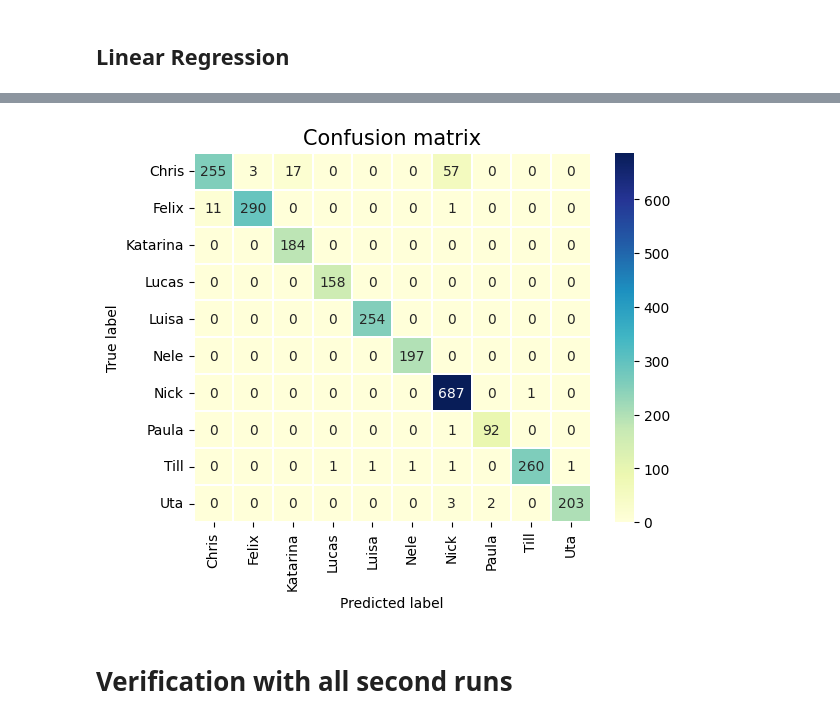
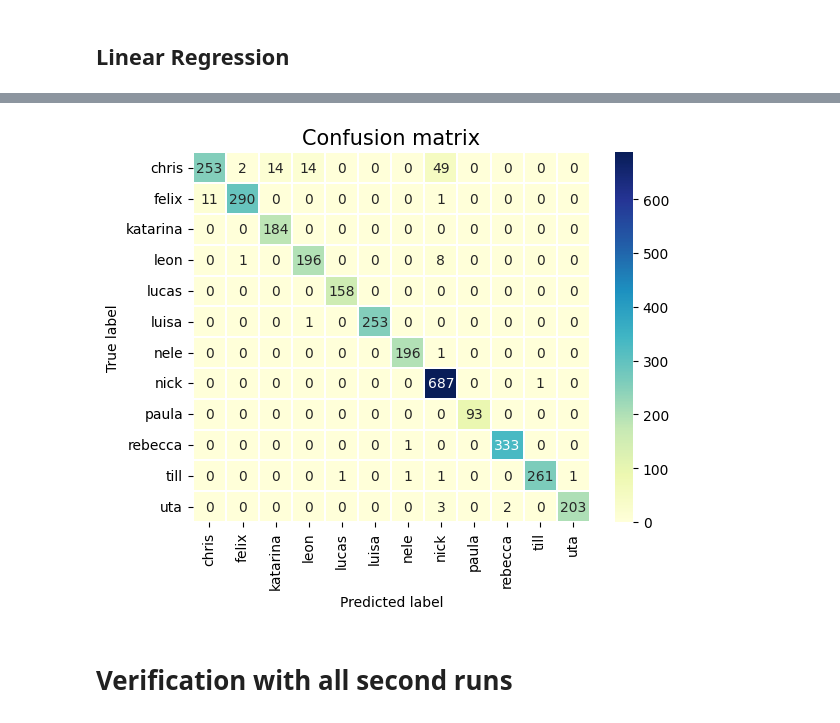
Before and after one commit to till2/ds4w-user-identification, a Jupyter notebook: classification-features.ipynb, the cells around one changed output, grey strips where cells are left out. Drawn from its saved outputs; the diff is of its cells as text; code cells hidden in the pictures.

```diff
--- a/classification-features.ipynb
+++ b/classification-features.ipynb
@@ -355,13 +380,13 @@ weighted avg       0.96      0.96      0.96      2681
 # %%
-labels = ['Chris', 'Felix', 'Katarina', 'Lucas', 'Luisa', 'Nele', 'Nick', 'Paula', 'Till', 'Uta']
+labels = list(name_to_idx.keys())
 confusionMatrix = confusion_matrix(y_test, y_pred)
 sns.heatmap(confusionMatrix, xticklabels=labels, yticklabels=labels, annot=True,linewidths = 0.1, fmt='d', cmap = 'YlGnBu')
 plt.title('Confusion matrix', fontsize = 15)
 plt.ylabel('True label')
 plt.xlabel('Predicted label')
 plt.show()
 # %% [output]
-[figure, old version]
+[figure, new version]
 # %% [markdown]
 # Verification with all second runs
 # %%
```
Also changed, not shown: parts of 10 cells of this notebook.
